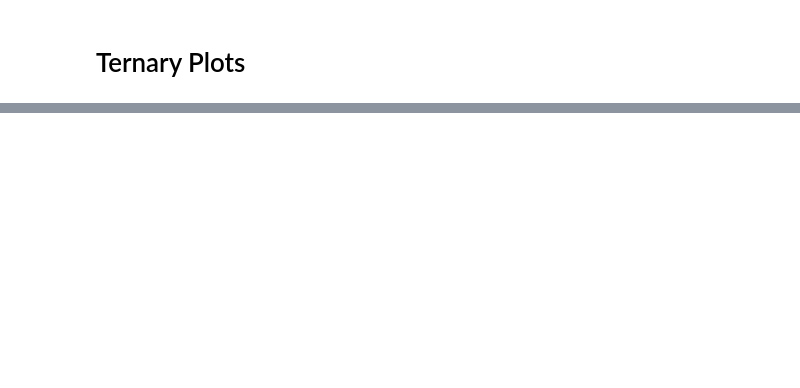
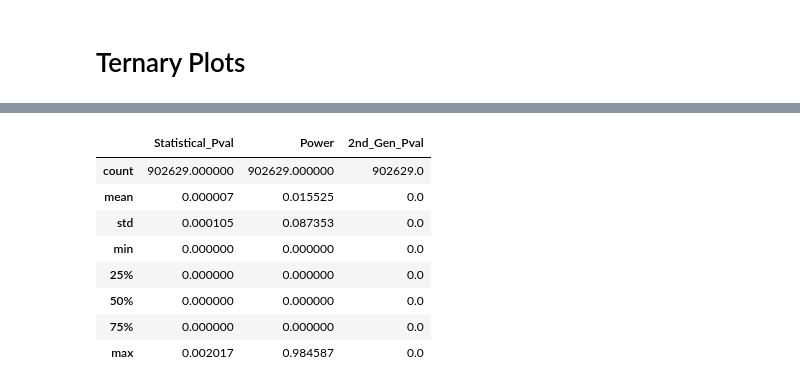
Before and after one commit to eplarocco/brain_science_for_ds, a Jupyter notebook: Power_PVal_2nd_Gen_PVal.ipynb, the cells around one changed output, grey strips where cells are left out. Cells and saved outputs as stored; diff of their text form; code cells hidden in the pictures; blank space fills up the shorter version.

```diff
--- a/Power_PVal_2nd_Gen_PVal.ipynb
+++ b/Power_PVal_2nd_Gen_PVal.ipynb
@@ -629,8 +459,14 @@ second_gen_pval = calculate_second_gen_p_value(observed_effect, null_hypothesis,
 # %%
-import pandas as pd
+img = nib.load('images/Ternary_PValContrast_N150_p05_Power90_f201.nii.gz')
+stat_pval = list(img.get_fdata().flatten())
 
-stat_pval = []
-power = []
-sec_gen_pval = []
+img = nib.load('images/Ternary_PowerContrast_N150_p05_Power90_f201.nii.gz')
+power = list(img.get_fdata().flatten())
+
+img = nib.load('images/Ternary_SecGenPValContrast_N150_p05_Power90_f201.nii.gz')
+sec_gen_pval = list(img.get_fdata().flatten())
+
+
+
 df = pd.DataFrame(list(zip(stat_pval, power, sec_gen_pval)), columns=['Statistical_Pval', 'Power', '2nd_Gen_Pval'])
 df.head()
@@ -636,0 +480,12 @@ df.head()
+# %%
+df.describe() #2nd Gen Pval all 0s
+# %% [output]
+|  | Statistical_Pval | Power | 2nd_Gen_Pval |
+| count | 902629.000000 | 902629.000000 | 902629.0 |
+| mean | 0.000007 | 0.015525 | 0.0 |
+| std | 0.000105 | 0.087353 | 0.0 |
+| min | 0.000000 | 0.000000 | 0.0 |
+| 25% | 0.000000 | 0.000000 | 0.0 |
+| 50% | 0.000000 | 0.000000 | 0.0 |
+| 75% | 0.000000 | 0.000000 | 0.0 |
+| max | 0.002017 | 0.984587 | 0.0 |
```
Also changed, not shown: parts of 29 cells of this notebook, 9 other files.
